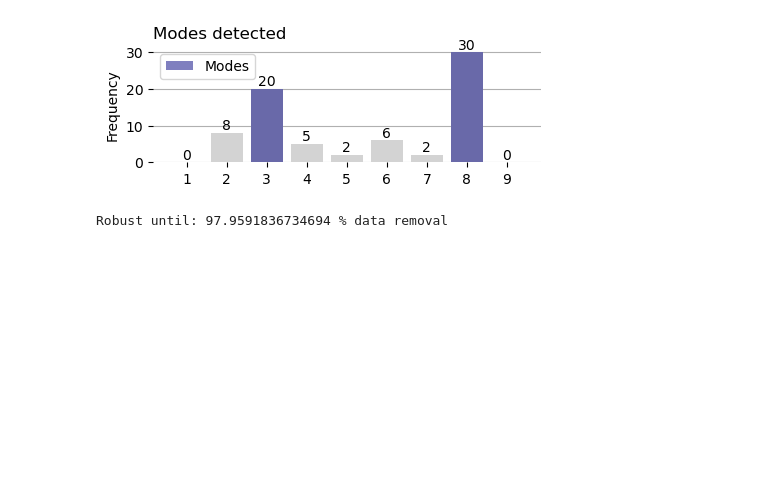
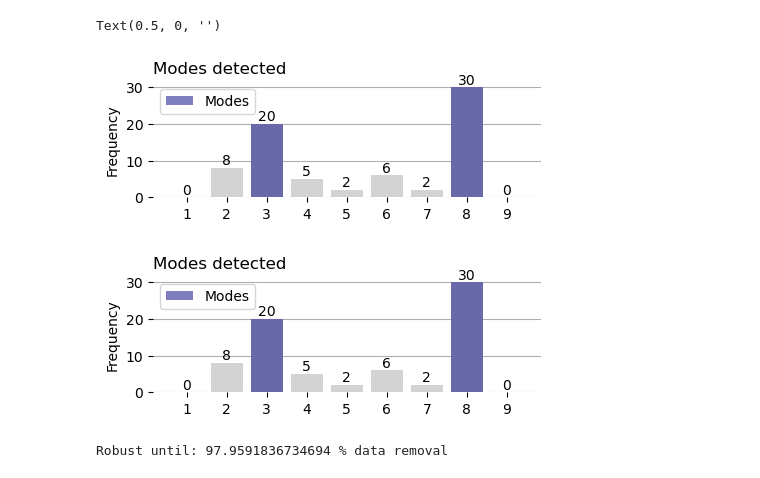
Before and after one commit to sodascience/remode, a Jupyter notebook: tutorial.ipynb, the cells around one changed output. Saved outputs shown, nothing was run; the diff lists cells and outputs as text; code cells hidden in the pictures; blank space fills up the shorter version.

```diff
--- a/remode.ipynb
+++ b/tutorial.ipynb
@@ -16,6 +8,19 @@ xt_count = [20, 21, 20, 18, 35, 24, 21, 28, 35]
 xt_count = [0, 8, 20, 5, 2, 6, 2, 30, 0]
 levels = 1+np.arange(len(xt_count))
 # %%
-#Problematic case
-#np.random.poisson(3, 100),5+np.random.poisson(3, 100)
+remode = ReMoDe(alpha=0.05, alpha_correction="none")
+#xt_count = remode.format_data(xt)
+result = remode.fit(xt_count, levels=levels)
+fig = plt.figure(figsize=(5,1.5))
+ax = fig.add_subplot(111)
+remode.plot_maxima(ax)
+# Perform robustness analysis
+for i, value in zip(levels, xt_count):
+    plt.annotate(str(value), (i, value), horizontalalignment="center", verticalalignment="bottom")
+#plt.xticks([])
+#plt.yticks([])
+plt.xlabel("")
+# %% [output]
+Text(0.5, 0, '')
+[figure, added]
 # %%
```
Also changed, not shown: parts of 7 cells of this notebook.
